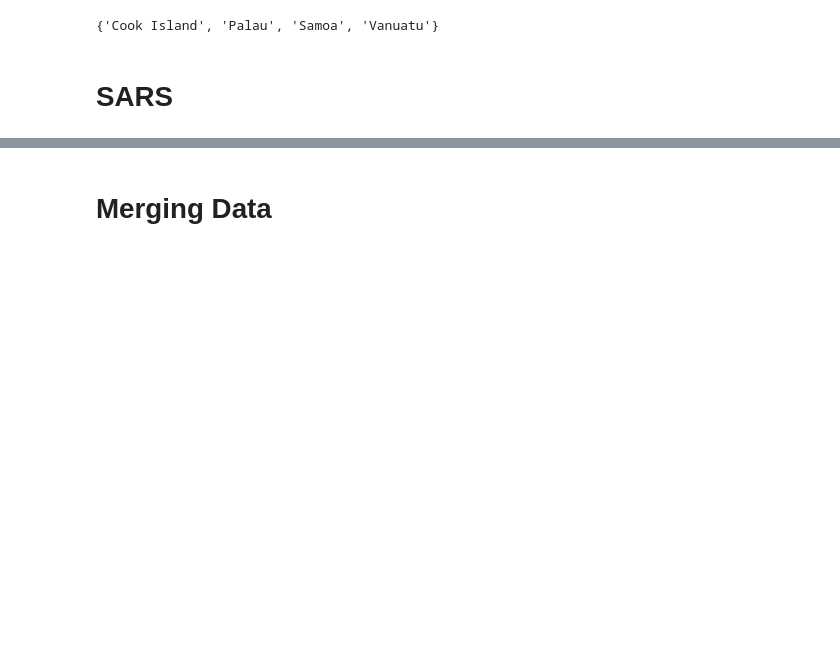
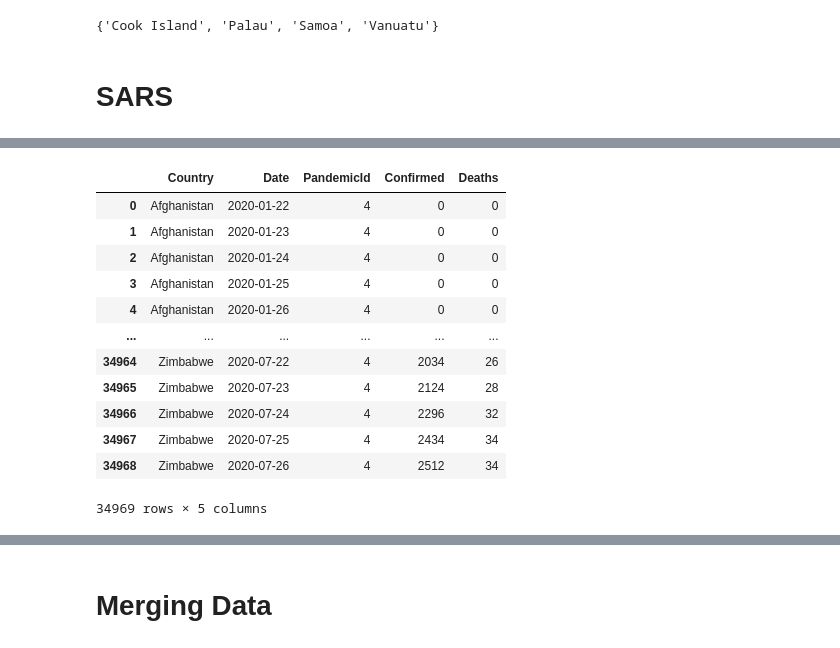
Before and after one commit to Fnor-BE/pandemic-etl, a Jupyter notebook: ETL.ipynb, the cells around one changed output, grey strips where cells are left out. Cells and saved outputs as stored; diff of their text form; code cells hidden in the pictures; blank space fills up the shorter version.

```diff
--- a/ETL.ipynb
+++ b/ETL.ipynb
@@ -44,6 +43,7 @@ COL_DEATHS      = 'Deaths'
 COL_RECOVERED   = 'Recovered'
 COL_ACTIVE      = 'Active'
 COL_COUNTRY_ID  = 'CountryId'
+COL_PANDEMIC_ID = 'PandemicId'
 # %%
 class Pandemics(Enum):
     SARS = auto()
@@ -79,8 +68,8 @@ except Exception as e:
 # Covid
 # %%
 covid = pd.read_csv(FILE_COVID)
-covid['Date'] = pd.to_datetime(covid['Date']).dt.strftime('%Y-%m-%d')
-covid['PandemicId'] = Pandemics.COVID.value
+covid[COL_DATE] = pd.to_datetime(covid[COL_DATE]).dt.strftime('%Y-%m-%d')
+covid[COL_PANDEMIC_ID] = Pandemics.COVID.value
 
 covid.rename(columns={
     'Province/State': COL_STATE,
@@ -93,7 +82,7 @@ adjust_country_names(covid)
 covid.drop_duplicates(inplace=True)
 covid
 
-dim_country = set(covid['Country'].unique())
+dim_country = set(covid[COL_COUNTRY].unique())
 dim_country
 covid
 # %% [output]
@@ -176,0 +170,20 @@ Name: Date, Length: 2538, dtype: object
+# %%
+sum_countries_df = covid.groupby([COL_COUNTRY, COL_DATE, COL_PANDEMIC_ID]).agg({
+    COL_CONFIRMED: 'sum',
+    COL_DEATHS: 'sum'
+}).reset_index()
+sum_countries_df
+# %% [output]
+|  | Country | Date | PandemicId | Confirmed | Deaths |
+| 0 | Afghanistan | 2020-01-22 | 4 | 0 | 0 |
+| 1 | Afghanistan | 2020-01-23 | 4 | 0 | 0 |
+| 2 | Afghanistan | 2020-01-24 | 4 | 0 | 0 |
+| 3 | Afghanistan | 2020-01-25 | 4 | 0 | 0 |
+| 4 | Afghanistan | 2020-01-26 | 4 | 0 | 0 |
+| ... | ... | ... | ... | ... | ... |
+| 34964 | Zimbabwe | 2020-07-22 | 4 | 2034 | 26 |
+| 34965 | Zimbabwe | 2020-07-23 | 4 | 2124 | 28 |
+| 34966 | Zimbabwe | 2020-07-24 | 4 | 2296 | 32 |
+| 34967 | Zimbabwe | 2020-07-25 | 4 | 2434 | 34 |
+| 34968 | Zimbabwe | 2020-07-26 | 4 | 2512 | 34 |
+34969 rows × 5 columns
```
Also changed, not shown: parts of 15 cells of this notebook, 1 other file.
